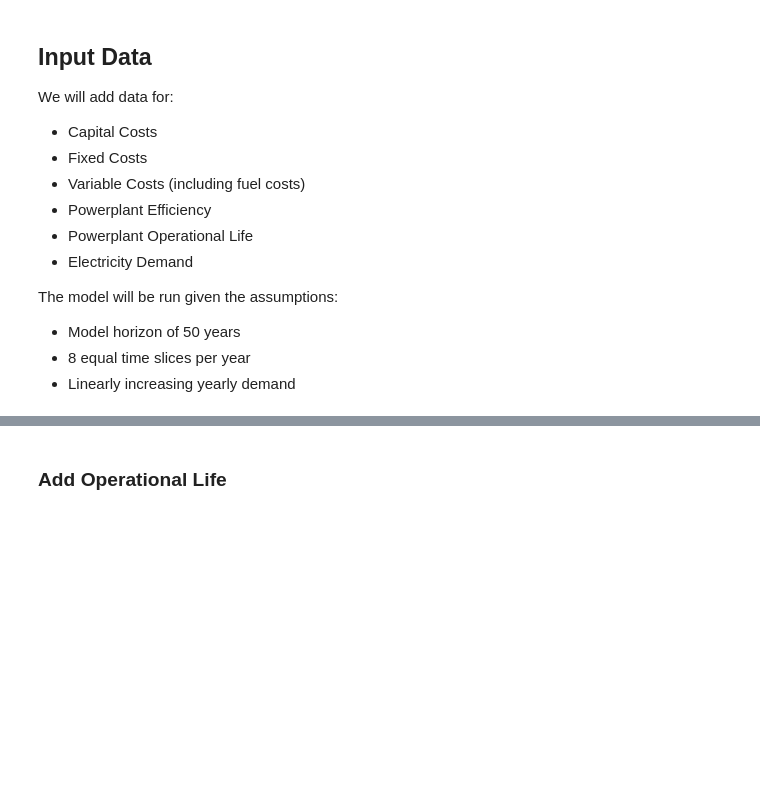
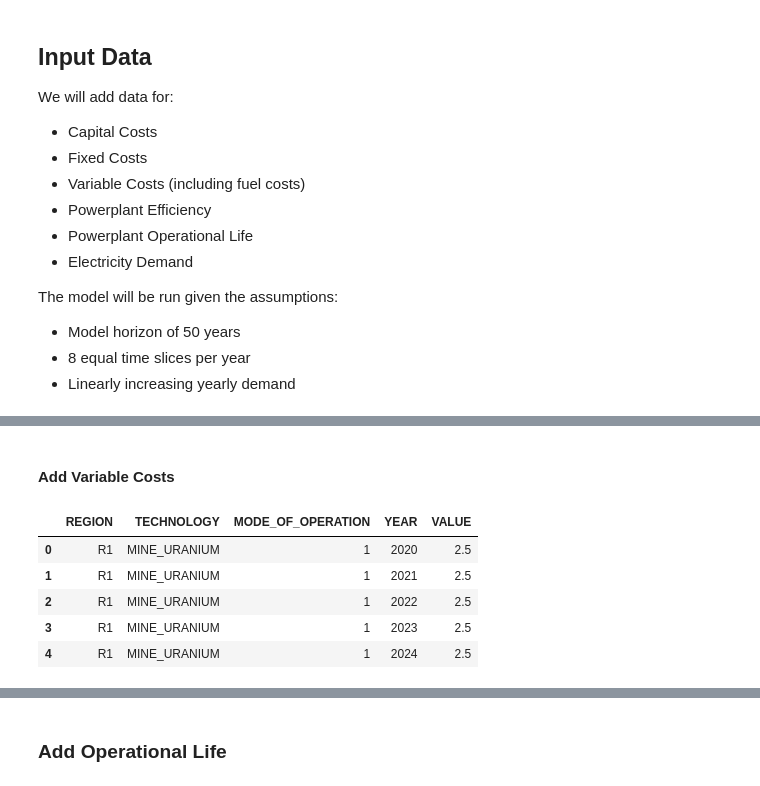
Before and after one commit to KTH-dESA/esom_gsa, a Jupyter notebook: Tutorial.ipynb, the cells around one changed output, grey strips where cells are left out. Cells and saved outputs as stored; diff of their text form; code cells hidden in the pictures; blank space fills up the shorter version.

```diff
--- a/Tutorial.ipynb
+++ b/Tutorial.ipynb
@@ -274,0 +299,18 @@ add_demand(start_value, yearly_increase).head()
+# %% [markdown]
+#### Add Variable Costs
+# %%
+variable = 2.5 # M$ / PJ
+variable_indices = {
+    "REGION": [regions],
+    "TECHNOLOGY": ["MINE_URANIUM"],
+    "MODE_OF_OPERATION": [modes],
+    "YEAR": [years]
+}
+make_param(variable_indices, variable, str(Path(data_dir, "VariableCost.csv"))).head()
+# %% [output]
+|  | REGION | TECHNOLOGY | MODE_OF_OPERATION | YEAR | VALUE |
+| 0 | R1 | MINE_URANIUM | 1 | 2020 | 2.5 |
+| 1 | R1 | MINE_URANIUM | 1 | 2021 | 2.5 |
+| 2 | R1 | MINE_URANIUM | 1 | 2022 | 2.5 |
+| 3 | R1 | MINE_URANIUM | 1 | 2023 | 2.5 |
+| 4 | R1 | MINE_URANIUM | 1 | 2024 | 2.5 |
```
Also changed, not shown: parts of 70 cells of this notebook, 17 other files.
